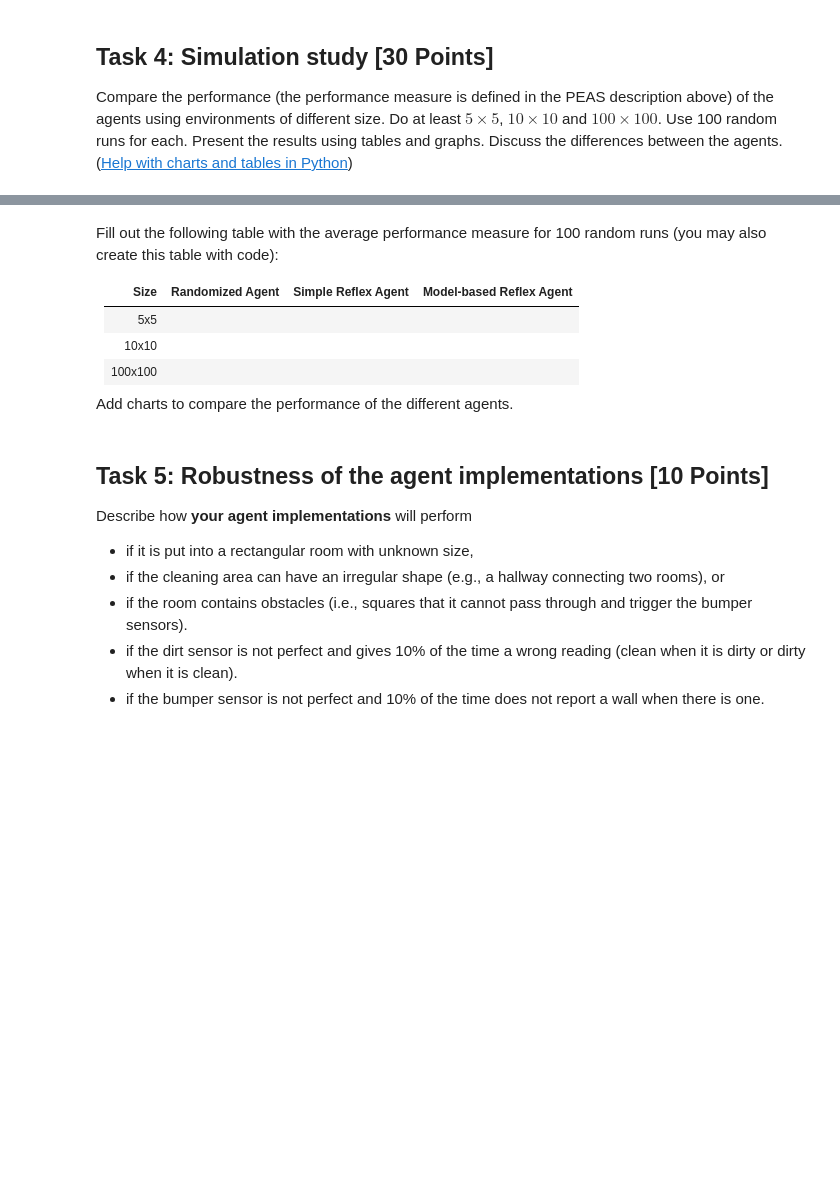
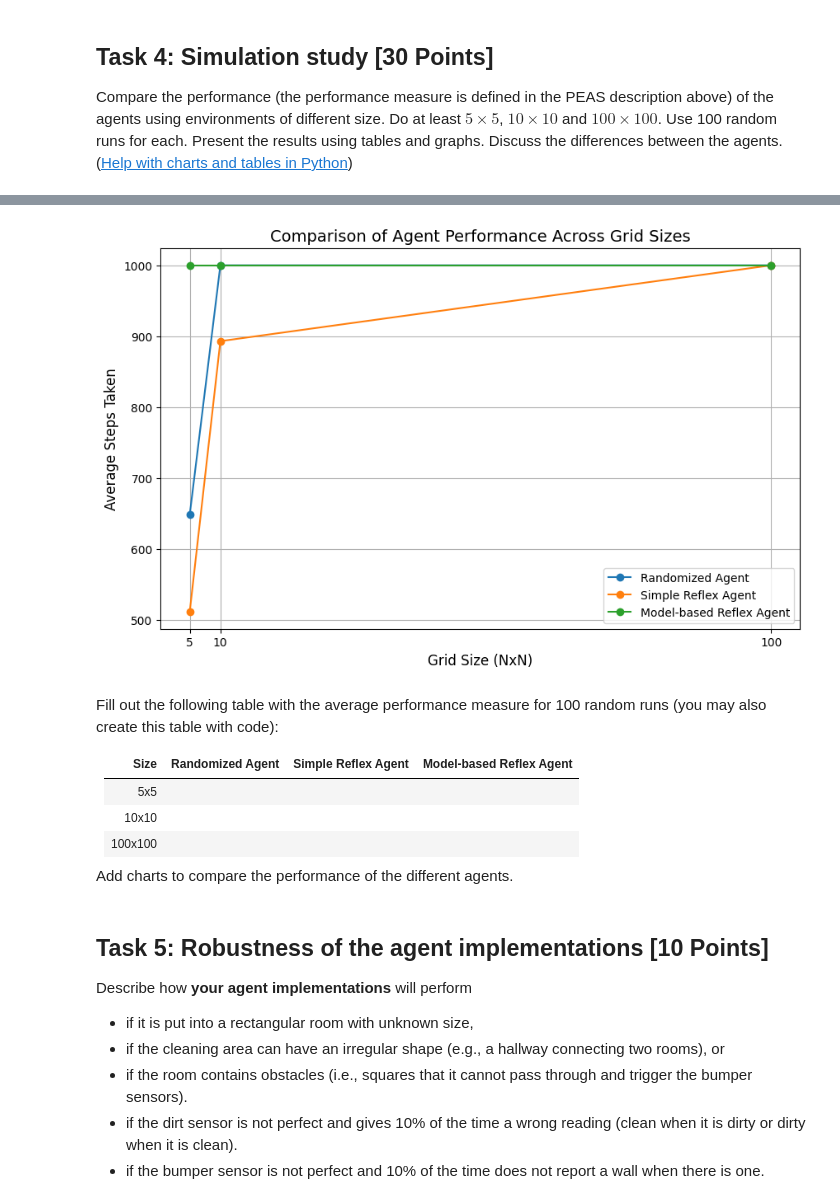
Before and after one commit to ddelah-lab/CS-7381, a Jupyter notebook: Agents/robot_vacuum.ipynb, the cells around one changed output, grey strips where cells are left out. Cells and saved outputs as stored; diff of their text form; code cells hidden in the pictures; blank space fills up the shorter version.

```diff
--- a/Agents/robot_vacuum.ipynb
+++ b/Agents/robot_vacuum.ipynb
@@ -267,2 +257,21 @@ def simple_reflex_agent(bumpers, dirty):
+# %%
+def simple_reflex_agent(bumpers, dirty):
+    if dirty:
+        return "suck"
+
+    possible_actions = []
+
+    if not bumpers["north"]:
+        possible_actions.append("north")
+    if not bumpers["south"]:
+        possible_actions.append("south")
+    if not bumpers["west"]:
+        possible_actions.append("west")
+    if not bumpers["east"]:
+        possible_actions.append("east")
+
+    # If there are available actions, pick one randomly
+    if possible_actions:
+        return np.random.choice(possible_actions)
 # %% [markdown]
 Show how the agent works with your environment.
@@ -292,0 +378,69 @@ $100 \times 100$. Use 100 random runs for each. Present the results using tables
+# %%
+import numpy as np
+import matplotlib.pyplot as plt
+
+# Assume vacuum_environment is already defined and returns the number of steps
+# taken to clean the environment.
+
+# Function to evaluate the agents in different grid sizes
+def evaluate_agent(agent, grid_size, dirt_prob=0.2, max_steps=1000, runs=100):
+    steps_taken = []
+    for _ in range(runs):
+        steps = vacuum_environment(agent, n=grid_size, dirt_prob=dirt_prob, max_steps=max_steps, verbose=False)
+        steps_taken.append(steps)
+
+    return np.mean(steps_taken)  # Return the average steps taken for the given grid size
+
+# Sizes of the environments to test
+grid_sizes = [5, 10, 100]
+
+# Store results in a dictionary
+results = {
+    "Randomized Agent": [],
+    "Simple Reflex Agent": [],
+    "Model-based Reflex Agent": [],
+}
+
+# Evaluate each agent for different grid sizes
+for size in grid_sizes:
+    # Run each agent and record the average performance
+    random_steps = evaluate_agent(simple_randomized_agent, size)
+    simple_reflex_steps = evaluate_agent(simple_reflex_agent, size)
+    model_based_reflex_steps = evaluate_agent(model_based_reflex_agent, size)
+
+    # Store the results
+    results["Randomized Agent"].append(random_steps)
+    results["Simple Reflex Agent"].append(simple_reflex_steps)
+    results["Model-based Reflex Agent"].append(model_based_reflex_steps)
+
+# Create the table
+table = {
+    "Size": grid_sizes,
+    "Randomized Agent": results["Randomized Agent"],
+    "Simple Reflex Agent": results["Simple Reflex Agent"],
+    "Model-based Reflex Agent": results["Model-based Reflex Agent"]
+}
+
+# Print the table
+import pandas as pd
+df = pd.DataFrame(table)
+print(df)
+
+# Create a comparison chart
+fig, ax = plt.subplots(figsize=(10, 6))
+
+# Plot the data
+for agent in results:
+    ax.plot(grid_sizes, results[agent], label=agent, marker='o')
+
+# Set labels and title
+ax.set_xlabel("Grid Size (NxN)", fontsize=12)
+ax.set_ylabel("Average Steps Taken", fontsize=12)
+ax.set_title("Comparison of Agent Performance Across Grid Sizes", fontsize=14)
+ax.legend()
+
+# Show the plot
+plt.grid(True)
+plt.xticks(grid_sizes)
+plt.show()
+# %% [output]
@@ -293,3 +464,4 @@ $100 \times 100$. Use 100 random runs for each. Present the results using tables
+[figure, added]
 # %% [markdown]
 Fill out the following table with the average performance measure for 100 random runs (you may also create this table with code):
 
```
Also changed, not shown: parts of 14 cells of this notebook.
